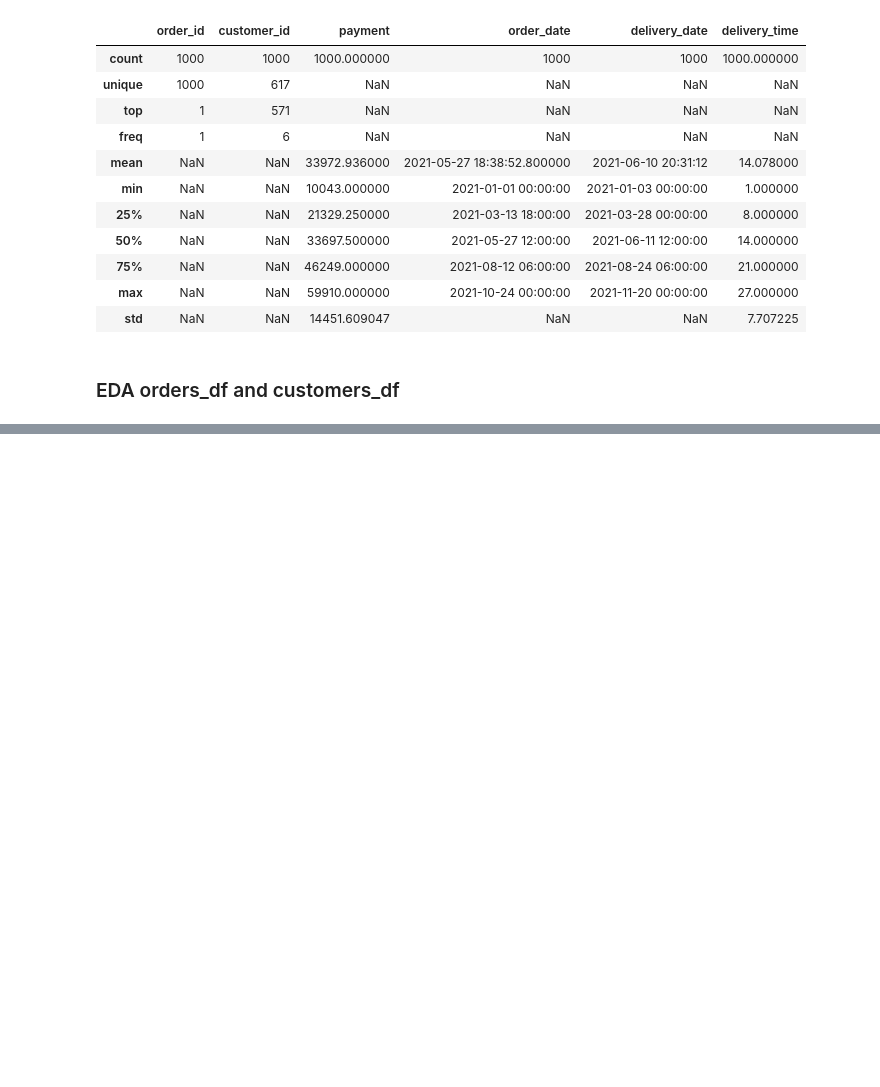
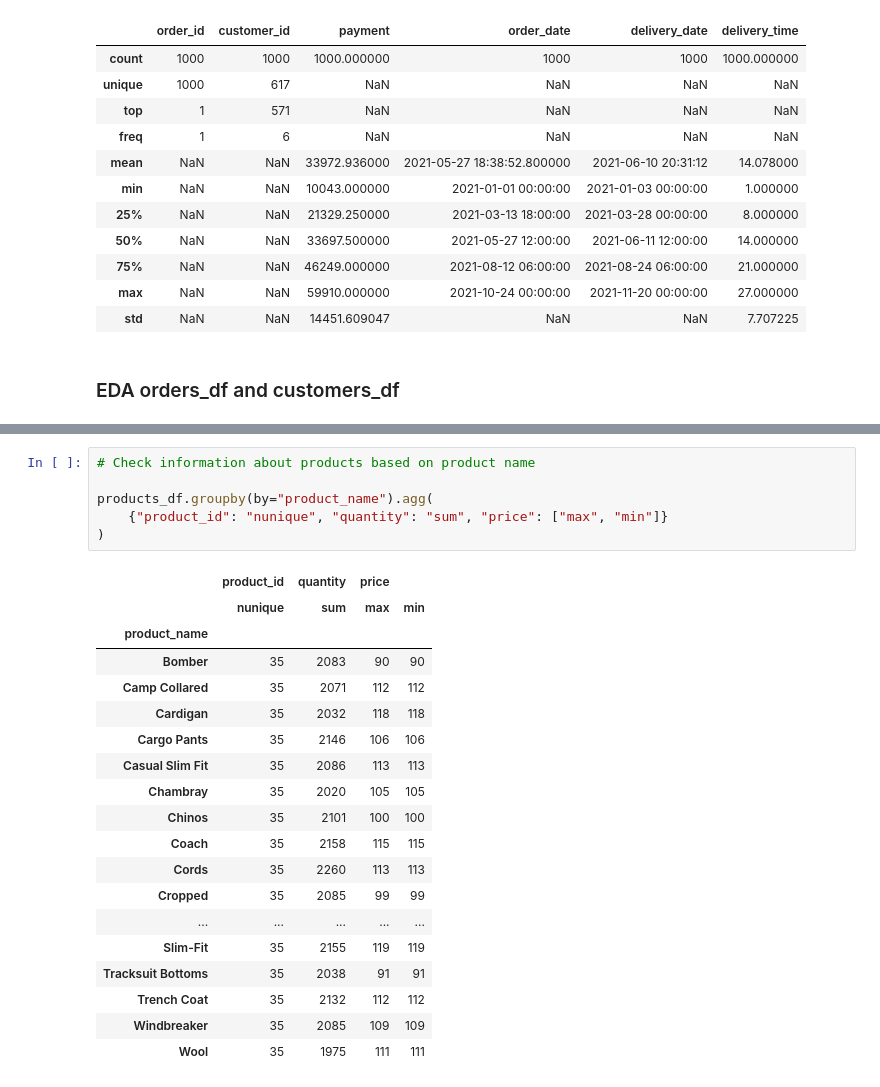
Before and after one commit to stefansphtr/Exercise-Project-Data-Analysis, a Jupyter notebook: Project.ipynb, the cells around one changed output, grey strips where cells are left out. Cells and saved outputs as stored; diff of their text form; blank space fills up the shorter version.

```diff
--- a/Project.ipynb
+++ b/Project.ipynb
@@ -881,0 +1078,26 @@ orders_df.describe(include="all")
+# %%
+# Check information about products based on product name
+
+products_df.groupby(by="product_name").agg(
+    {"product_id": "nunique", "quantity": "sum", "price": ["max", "min"]}
+)
+# %% [output]
+|  | product_id | quantity | price |  |
+|  | nunique | sum | max | min |
+| product_name |  |  |  |  |
+| Bomber | 35 | 2083 | 90 | 90 |
+| Camp Collared | 35 | 2071 | 112 | 112 |
+| Cardigan | 35 | 2032 | 118 | 118 |
+| Cargo Pants | 35 | 2146 | 106 | 106 |
+| Casual Slim Fit | 35 | 2086 | 113 | 113 |
+| Chambray | 35 | 2020 | 105 | 105 |
+| Chinos | 35 | 2101 | 100 | 100 |
+| Coach | 35 | 2158 | 115 | 115 |
+| Cords | 35 | 2260 | 113 | 113 |
+| Cropped | 35 | 2085 | 99 | 99 |
+| ... | ... | ... | ... | ... |
+| Slim-Fit | 35 | 2155 | 119 | 119 |
+| Tracksuit Bottoms | 35 | 2038 | 91 | 91 |
+| Trench Coat | 35 | 2132 | 112 | 112 |
+| Windbreaker | 35 | 2085 | 109 | 109 |
+| Wool | 35 | 1975 | 111 | 111 |
```
Also changed, not shown: parts of 28 cells of this notebook, 1 other file.
